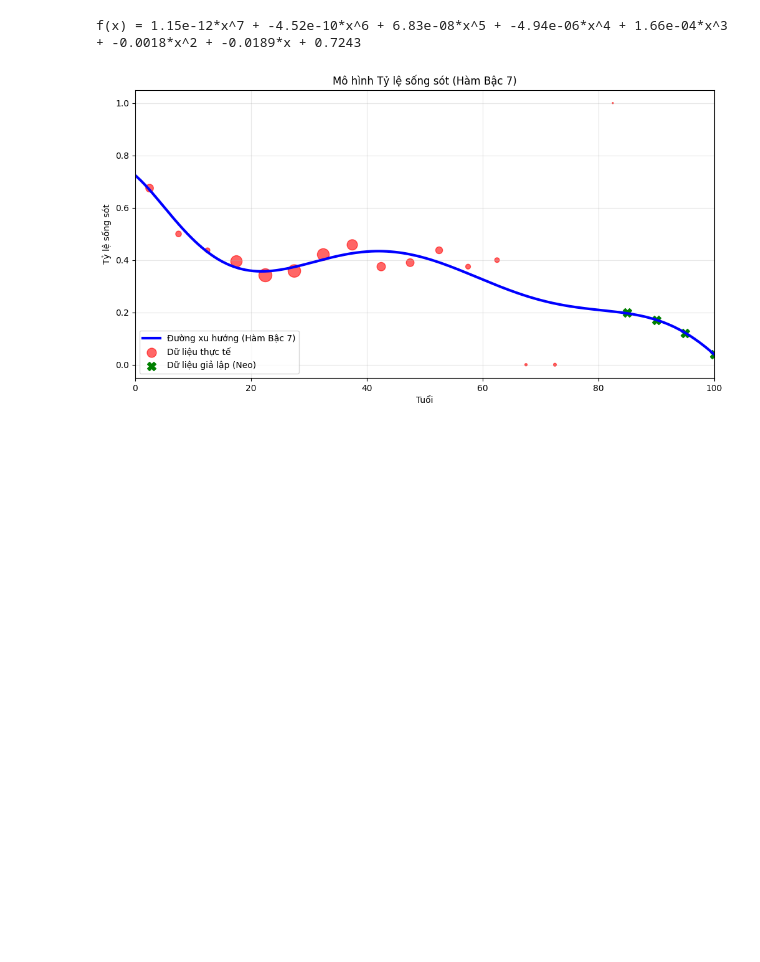
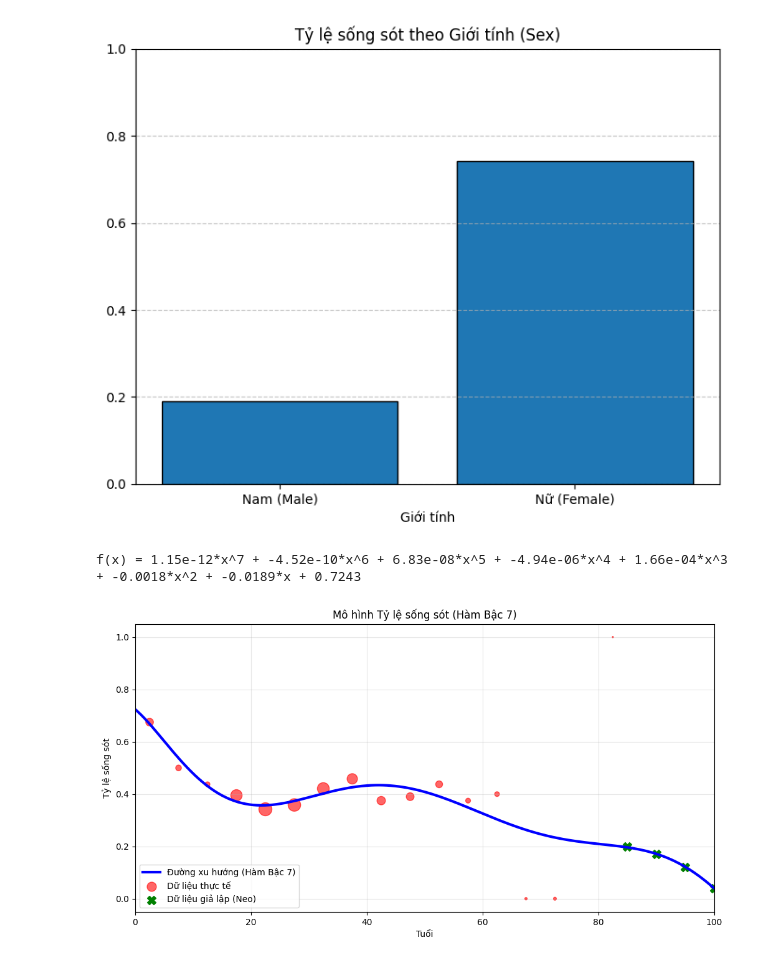
Before and after one commit to yesnoyesswa/TitanicThings, a Jupyter notebook: PerColumn.ipynb, the cells around one changed output. Saved outputs shown, nothing was run; the diff lists cells and outputs as text; code cells hidden in the pictures; blank space fills up the shorter version.

```diff
--- a/PerColumn.ipynb
+++ b/PerColumn.ipynb
@@ -17,6 +32,22 @@ pclass1_survived_rate = df[(df['Pclass'] == 1)]['Survived'].mean()
 #Survival rate by Sex
 male_survived_rate = df[(df['Sex'] == 'male')]['Survived'].mean()
 female_survived_rate = df[(df['Sex'] == 'female')]['Survived'].mean()
+# %%
+sex_labels = ['Nam (Male)', 'Nữ (Female)']
+survival_rates = [male_survived_rate, female_survived_rate]
+
+plt.figure(figsize=(8, 6))
+bars = plt.bar(sex_labels, survival_rates, edgecolor='black')
+
+plt.title('Tỷ lệ sống sót theo Giới tính (Sex)')
+plt.xlabel('Giới tính')
+plt.ylim(0, 1) # Giới hạn trục Y từ 0 đến 1
+plt.grid(axis='y', linestyle='--', alpha=0.7)
+
+# Hiển thị đồ thị
+plt.show()
+# %% [output]
+[figure, added]
 # %%
 #Survival rate by Age
 age_group_count = {}
```
Also changed, not shown: parts of 5 cells of this notebook, 1 other file.
